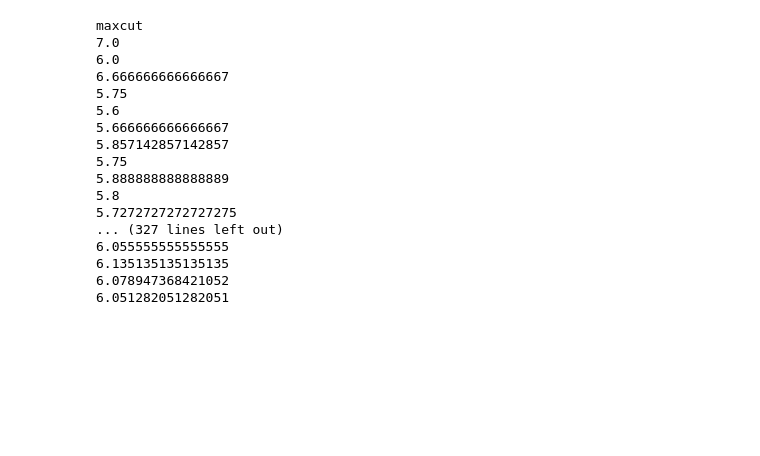
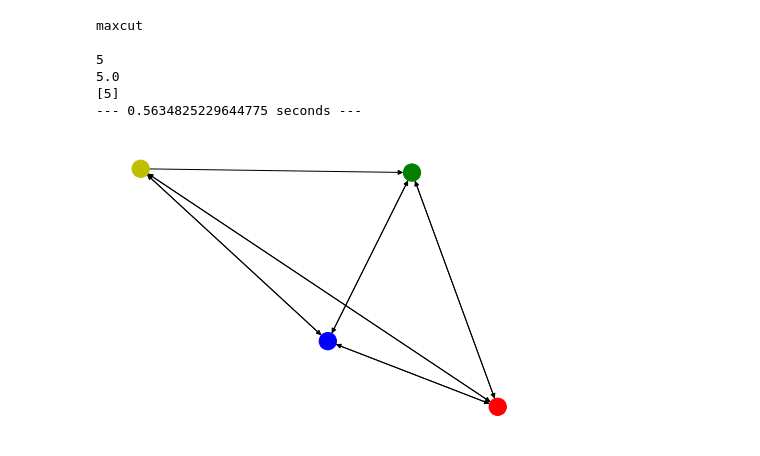
Before and after one commit to sid8123/quantum_optimization, a Jupyter notebook: maxcut_QAOA.ipynb, the cells around one changed output. Cells and saved outputs as stored; diff of their text form; code cells hidden in the pictures; blank space fills up the shorter version.

```diff
--- a/maxcut_QAOA.ipynb
+++ b/maxcut_QAOA.ipynb
@@ -79,16 +79,17 @@ def sample_most_likely(state_vector):
 # from qiskit import IBMQ
 # IBMQ.load_accounts()
 
-def solve_ibmqx_ising_qubo(G, matrix_func, optimizer, p):
+def solve_ibmqx_ising_qubo(G, matrix_func, optimizer):
         backend = Aer.get_backend('qasm_simulator')
         w = matrix_func(G)
         # ops = get_qubitops(w)
         ops, offset = max_cut.get_operator(w)
-        qaoa = QAOA(ops, optimizer, p, quantum_instance=backend)
-        quantum_instance = QuantumInstance(backend)
-        result = qaoa.run(quantum_instance)
-        x = sample_most_likely(result['eigvecs'][0])
-        return x
+        qaoa = QAOA(ops, optimizer, quantum_instance=backend)
+        result = qaoa.compute_minimum_eigenvalue()
+        x = sample_most_likely(result.eigenstate)
+        ising_sol = max_cut.get_graph_solution(x)
+
+        return ising_sol
 # def solve_ibmqx_ising_qubo_nisq_melbourne(G, matrix_func, optimizer, p):
 #         backend = IBMQ.get_backend('ibmq_16_melbourne')
 #         w = matrix_func(G)
@@ -375,6 +376,9 @@ def subg_is_clique(list, G):
 # %%
 import os
 import sys
+
+import time
+start_time = time.time()
 d = os.path.dirname(os.getcwd())+'/utils'
 sys.path.append(d)
 #from graphs import *
@@ -382,51 +386,53 @@ sys.path.append(d)
 #from qubo_ising_generators import *
 #from classical_solvers import *
 import networkx as nx
 import numpy as np
 import time
 import warnings
 warnings.filterwarnings("ignore")
 
-def ibqmx_qaoa(G, optimizer, func, r):
+def ibqmx_qaoa(G, optimizer, func):
         app_ratio = 0
         qubo_main = []
         counter = 0
         for avg in range(0, 100):
             counter += 1
-            result_out = solve_ibmqx_ising_qubo(G, func, optimizer, r)
+            result_out = solve_ibmqx_ising_qubo(G, func, optimizer)
             result2 = []
             for i in result_out:
                   if i == 0:
                         result2.append(1)
                   if i == 1:
                         result2.append(0)
             x = max_cut_value(result2, G)
+            print(x)
             qubo_main.append(x)
             app_ratio += x
             print(float(app_ratio)/float(counter))
+            return x
 
 print('maxcut')
 out = []
-for r in range(1, 20):
-    G = nx.gnp_random_graph(7, 0.5, 101)
-    res = ibqmx_qaoa(G, SLSQP(), max_cut_qubo_matrix_ibmqx, r)
+for r in range(1, 2):
+    #G = nx.fast_gnp_random_graph(7, 0.5, 101)
+    num_nodes = 4
+    G = nx.fast_gnp_random_graph(4, 0.8, 10, 48)
+    #G = nx.from_numpy_matrix(w)
+    layout = nx.random_layout(G, seed=10)
+    colors = ['r', 'g', 'b', 'y']
+    nx.draw(G, layout, node_color=colors)
+    labels = nx.get_edge_attributes(G, 'weight')
+    nx.draw_networkx_edge_labels(G, pos=layout, edge_labels=labels);
+    print(G)
+    res = ibqmx_qaoa(G, SLSQP(), max_cut_qubo_matrix_ibmqx)
     out.append(res)
     print(out)
+print("--- %s seconds ---" % (time.time() - start_time))
 # %% [output]
 maxcut
-7.0
-6.0
-6.666666666666667
-5.75
-5.6
-5.666666666666667
-5.857142857142857
-5.75
-5.888888888888889
-5.8
-5.7272727272727275
-... (327 lines left out)
-6.055555555555555
-6.135135135135135
-6.078947368421052
-6.051282051282051
+
+5
+5.0
+[5]
+--- 0.5634825229644775 seconds ---
+[figure, added]
```
Also changed, not shown: parts of 1 cell of this notebook.
